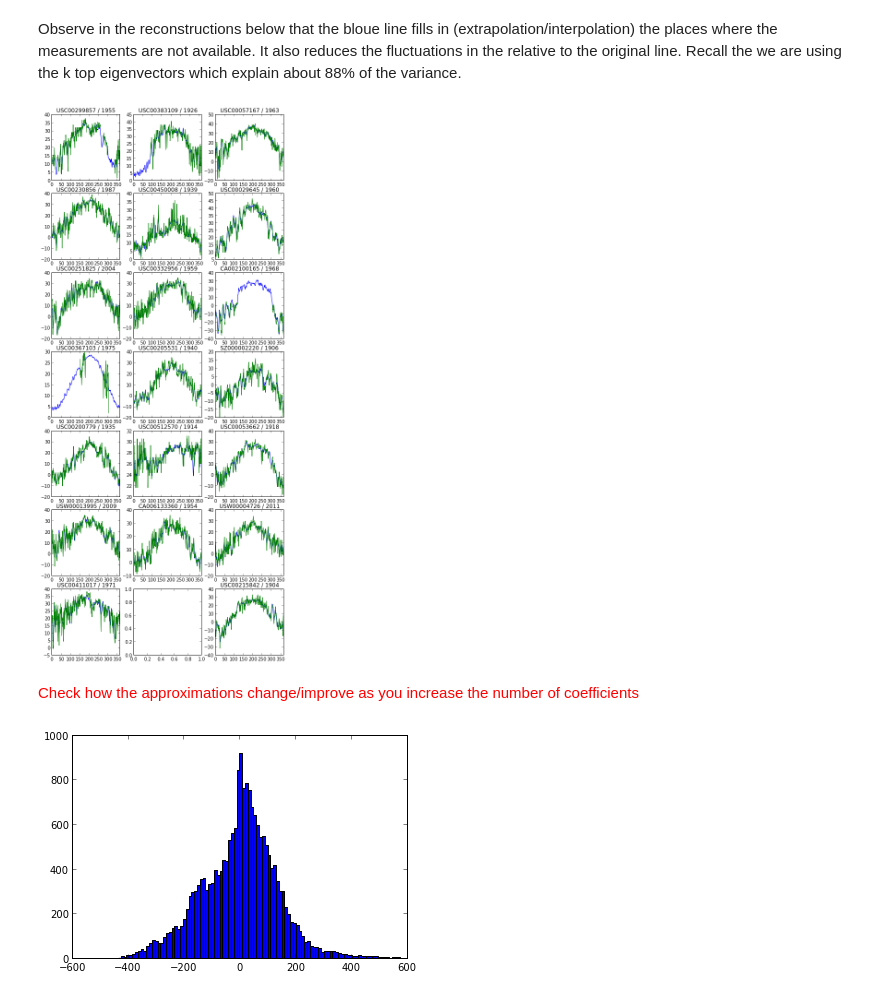
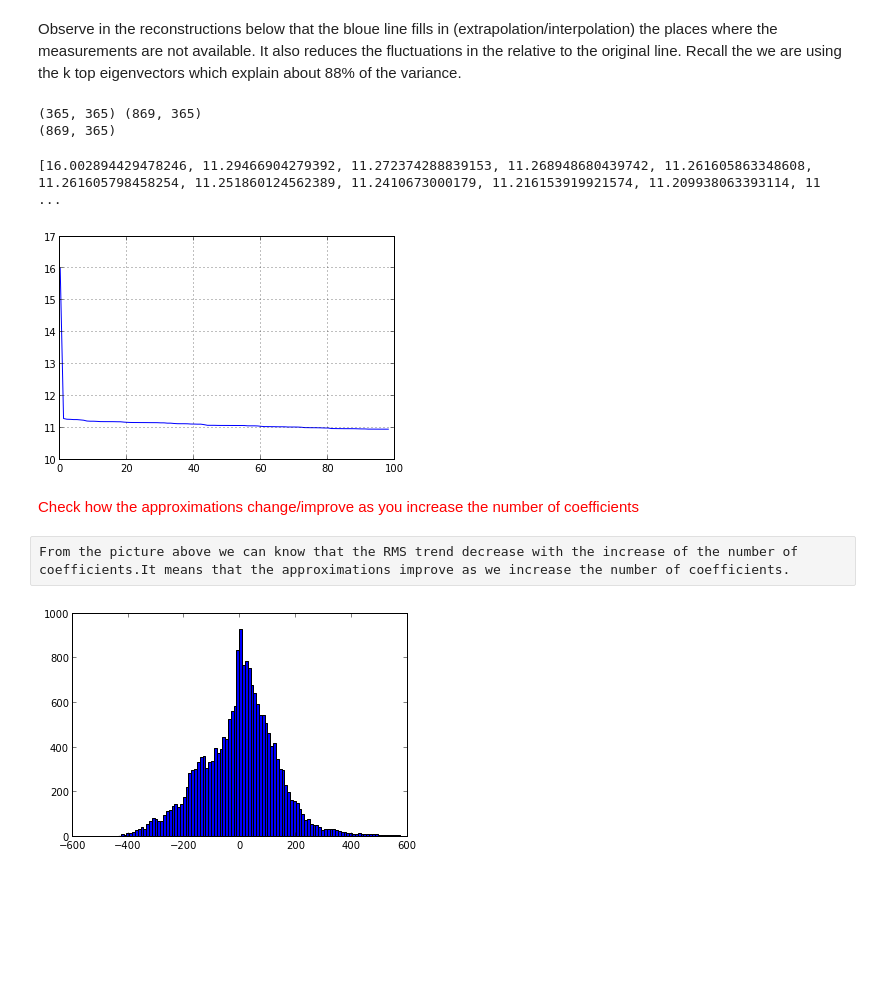
Before and after one commit to yoavfreund/UCSD_BigData, a Jupyter notebook: notebooks/weather/Weather Analysis.ipynb, the cells around one changed output. Drawn from its saved outputs; the diff is of its cells as text; code cells hidden in the pictures; blank space fills up the shorter version.

```diff
--- a/notebooks/weather/Weather Analysis.ipynb
+++ b/notebooks/weather/Weather Analysis.ipynb
@@ -560,11 +658,32 @@ def plot_reconstructions(selection,rows=2,columns=7):
 # %% [markdown]
 Observe in the reconstructions below that the bloue line fills in (extrapolation/interpolation) the places where the measurements are not available. It also reduces the fluctuations in the relative to the original line. Recall the we are using the k top eigenvectors which explain about 88% of the variance.
-# %%
-plot_reconstructions(range(50,100),rows=7,columns=3)
-# %% [output]
-[figure, removed]
+# %%
+
+k=365
+Eig=np.matrix(U[:,:k])
+matrix=np.matrix(Dout.ix[:,1:365])-Mean
+matrix[isnan(matrix)]=0
+print shape(Eig),shape(matrix)
+Prod=matrix*Eig;
+print shape(Prod)
+# %% [output]
+(365, 365) (869, 365)
+(869, 365)
+# %%
+
+RMS=range(1,100)
+for t in range(1,100):
+    RMS[t-1]=plot_reconstructions(range(104,200),rows=1,columns=1,dimension=t)
+print RMS
+plot(RMS)
+grid()
+# %% [output]
+[16.002894429478246, 11.29466904279392, 11.272374288839153, 11.268948680439742, 11.261605863348608, 11.261605798458254, 11.251860124562389, 11.2410673000179, 11.216153919921574, 11.209938063393114, 11 ...
+[figure, added]
 # %% [markdown]
 <span style="color:red"> Check how the approximations change/improve as you increase the number of coefficients</span>
+# %% [raw]
+From the picture above we can know that the RMS trend decrease with the increase of the number of coefficients.It means that the approximations improve as we increase the number of coefficients.
 # %%
 hist(Djoined.ix[:,'V0'],bins=100);
 # %% [output]
```
Also changed, not shown: parts of 21 cells of this notebook, 1 other file.
